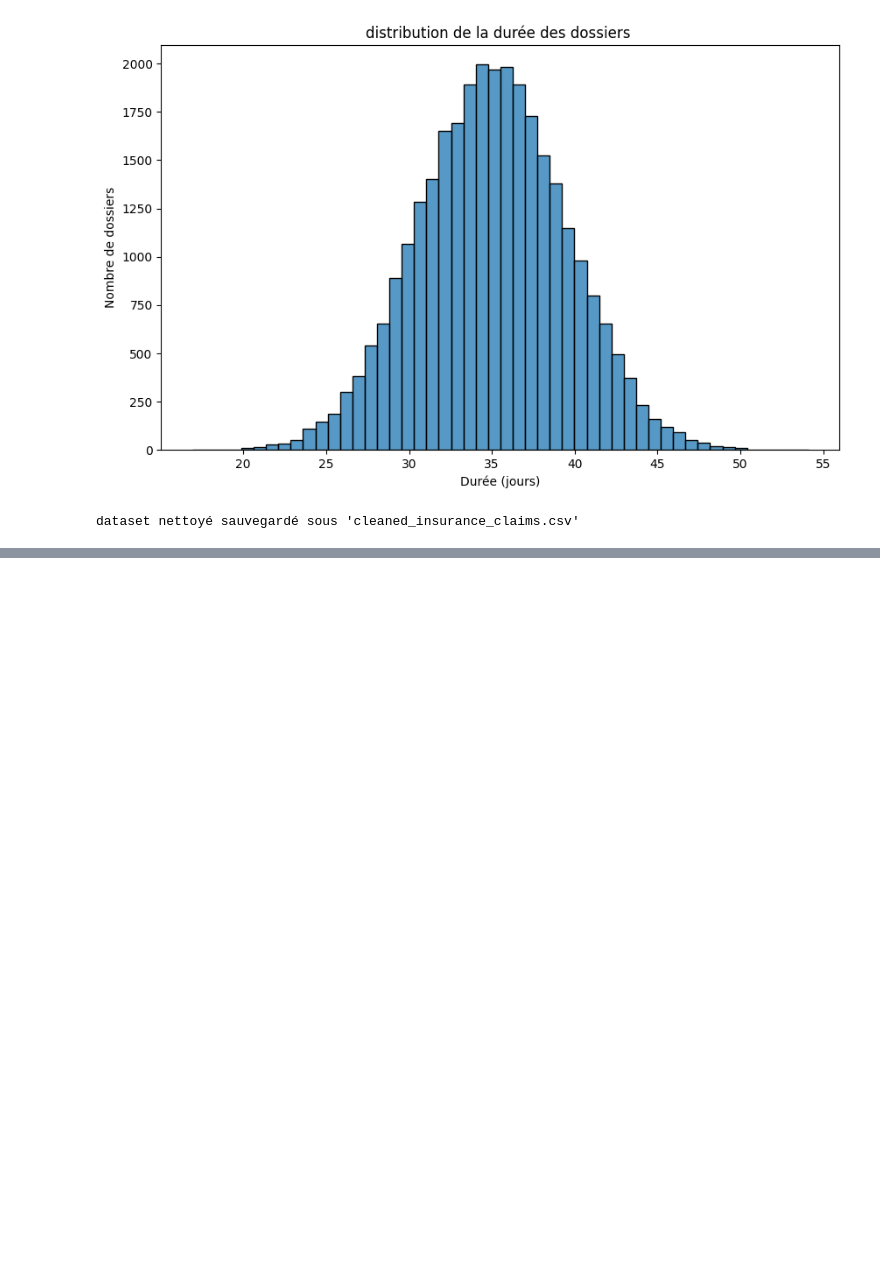
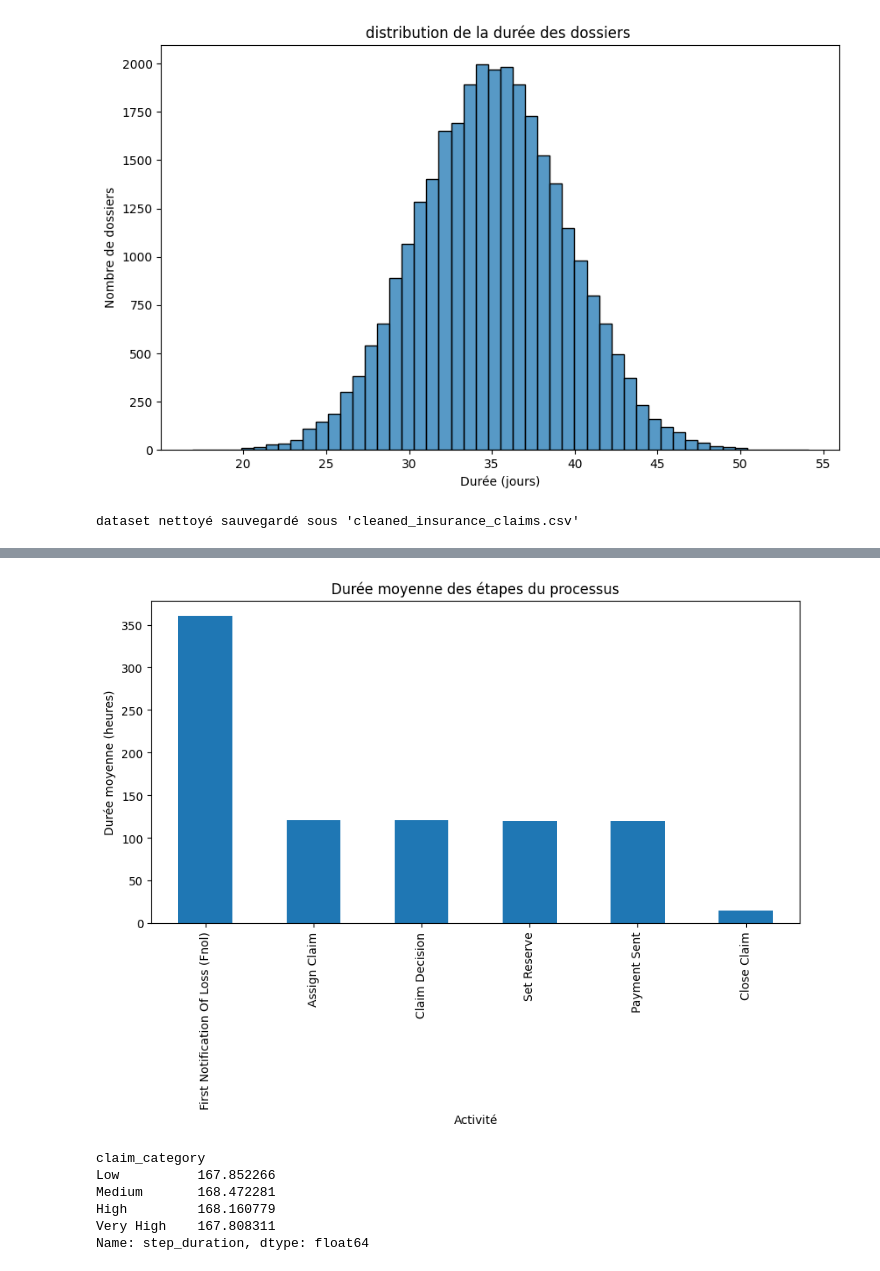
Before and after one commit to joviale08/process-mining-optimization, a Jupyter notebook: app/notebook.ipynb, the cells around one changed output, grey strips where cells are left out. Saved outputs shown, nothing was run; the diff lists cells and outputs as text; code cells hidden in the pictures; blank space fills up the shorter version.

```diff
--- a/app/notebook.ipynb
+++ b/app/notebook.ipynb
@@ -194,0 +242,8 @@ dataset nettoyé sauvegardé sous 'cleaned_insurance_claims.csv'
+# %%
+# TEMPS ENTRE LES ETAPES on converti en heures pour une meilleure interprétation
+
+data["next_timestamp"] = data.groupby("case_id")["timestamp"].shift(-1)
+
+data["step_duration"] = (
+    data["next_timestamp"] - data["timestamp"]
+).dt.total_seconds() / 3600
@@ -194,0 +252,8 @@ dataset nettoyé sauvegardé sous 'cleaned_insurance_claims.csv'
+# %%
+step_duration_analysis = (
+    data.groupby("activity_name")["step_duration"]
+    .mean()
+    .sort_values(ascending=False)
+)
+
+step_duration_analysis
@@ -194,0 +269,30 @@ dataset nettoyé sauvegardé sous 'cleaned_insurance_claims.csv'
+# %%
+plt.figure(figsize=(10,5))
+
+step_duration_analysis.plot(kind="bar")
+
+plt.title("Durée moyenne des étapes du processus")
+plt.xlabel("Activité")
+plt.ylabel("Durée moyenne (heures)")
+
+plt.show()
+# %% [output]
+[figure, added]
+# %%
+# Ici on regatde si les gros sinistres prennent plus de temps que les petits sinistres
+data["claim_category"] = pd.qcut(
+    data["claim_amount"],
+    q=4,
+    labels=["Low", "Medium", "High", "Very High"]
+)
+
+duration_by_claim = data.groupby("claim_category")["step_duration"].mean()
+
+duration_by_claim
+# %% [output]
+claim_category
+Low          167.852266
+Medium       168.472281
+High         168.160779
+Very High    167.808311
+Name: step_duration, dtype: float64
```
Also changed, not shown: parts of 10 cells of this notebook.
